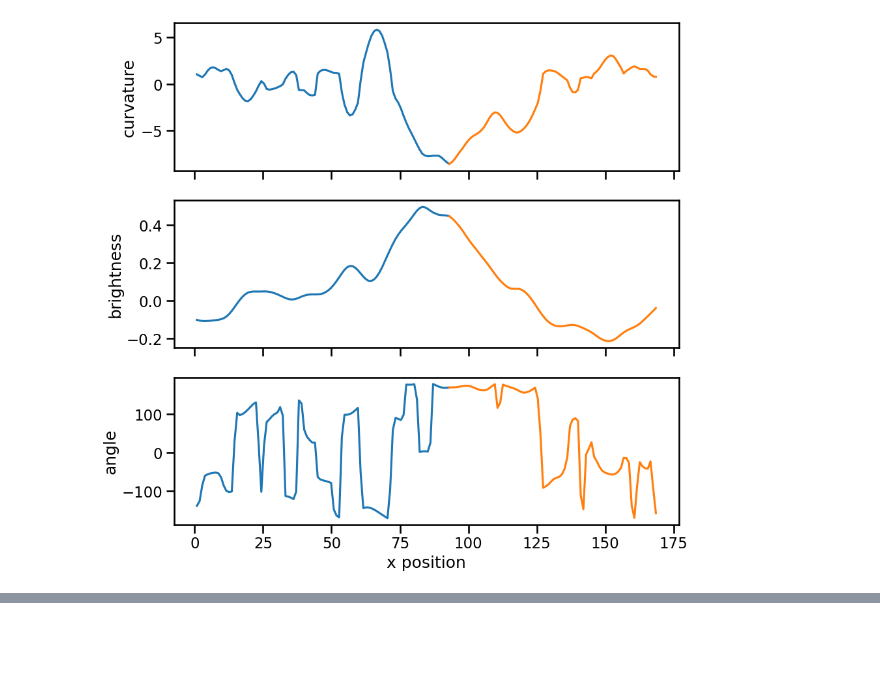
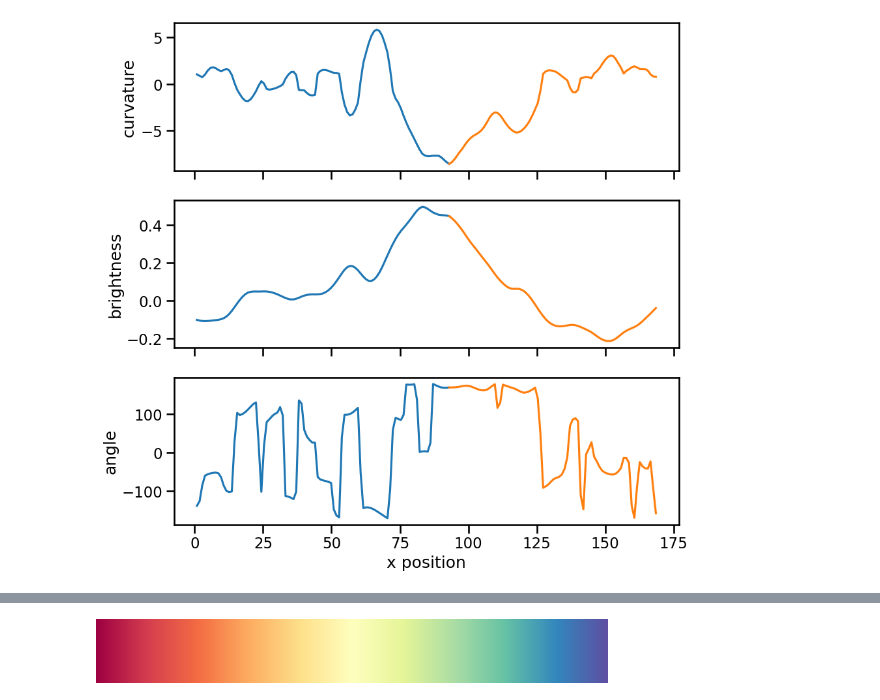
Before and after one commit to div-B-equals-0/ridge-trace, a Jupyter notebook: notebooks/design00.ipynb, the cells around one changed output, grey strips where cells are left out. Saved outputs shown, nothing was run; the diff lists cells and outputs as text; code cells hidden in the pictures; blank space fills up the shorter version.

```diff
--- a/notebooks/design00.ipynb
+++ b/notebooks/design00.ipynb
@@ -100,0 +99,7 @@ We are going to need a function to interpolate from the grid to an arbitrary poi
+# %%
+import matplotlib as mpl
+#list(mpl.colormaps)
+grad_cmap = mpl.colormaps['Spectral']
+grad_cmap
+# %% [output]
+[figure, added]
```
Also changed, not shown: parts of 18 cells of this notebook, 9 other files.
